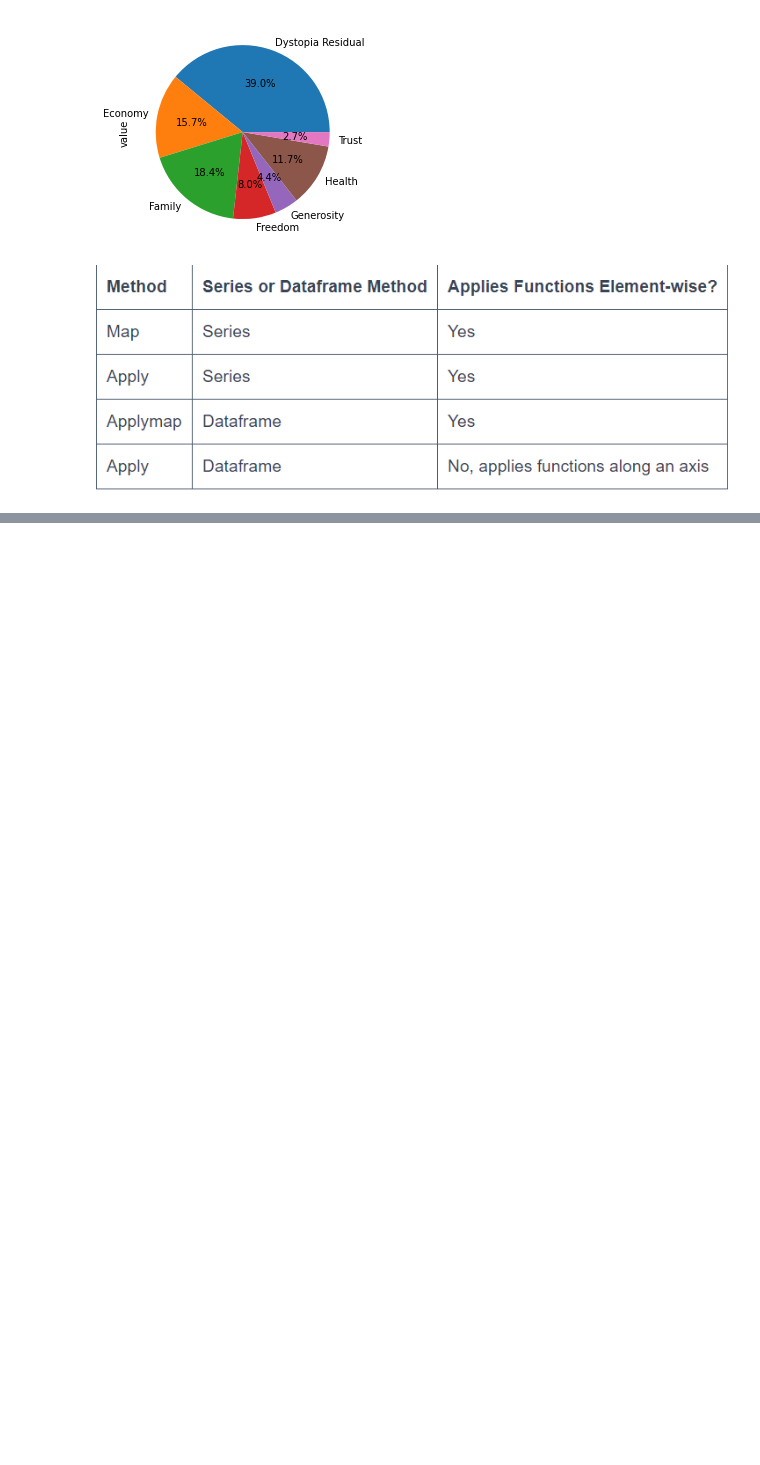
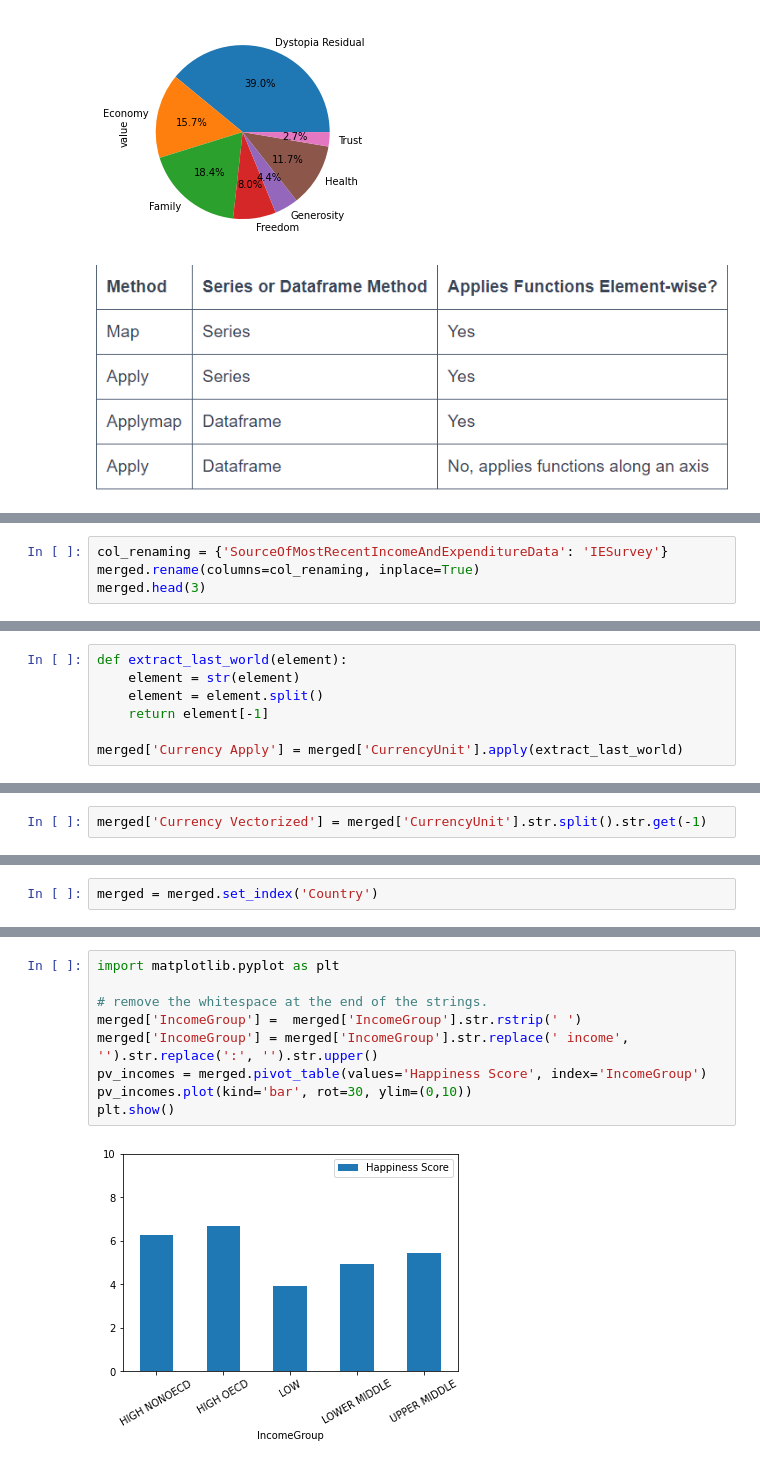
Before and after one commit to hoangvn111/Data-Cleaning-and-Analysis, a Jupyter notebook: Data_Cleaning_and_Analysis.ipynb, the cells around one changed output, grey strips where cells are left out. Saved outputs shown, nothing was run; the diff lists cells and outputs as text; blank space fills up the shorter version.

Commit message:
Working with Strings in Pandas

```diff
--- a/Data_Cleaning_and_Analysis.ipynb
+++ b/Data_Cleaning_and_Analysis.ipynb
@@ -776,0 +815,4 @@ pv_melt.plot(kind='pie', y='value',autopct=lambda pct: func(pct, melt['value']),
+# %%
+col_renaming = {'SourceOfMostRecentIncomeAndExpenditureData': 'IESurvey'}
+merged.rename(columns=col_renaming, inplace=True)
+merged.head(3)
@@ -776,0 +828,7 @@ pv_melt.plot(kind='pie', y='value',autopct=lambda pct: func(pct, melt['value']),
+# %%
+def extract_last_world(element):
+    element = str(element)
+    element = element.split()
+    return element[-1]
+
+merged['Currency Apply'] = merged['CurrencyUnit'].apply(extract_last_world)
@@ -776,0 +854,2 @@ pv_melt.plot(kind='pie', y='value',autopct=lambda pct: func(pct, melt['value']),
+# %%
+merged['Currency Vectorized'] = merged['CurrencyUnit'].str.split().str.get(-1)
@@ -776,0 +1036,2 @@ pv_melt.plot(kind='pie', y='value',autopct=lambda pct: func(pct, melt['value']),
+# %%
+merged = merged.set_index('Country')
@@ -776,0 +1168,11 @@ pv_melt.plot(kind='pie', y='value',autopct=lambda pct: func(pct, melt['value']),
+# %%
+import matplotlib.pyplot as plt
+
+# remove the whitespace at the end of the strings.
+merged['IncomeGroup'] =  merged['IncomeGroup'].str.rstrip(' ')
+merged['IncomeGroup'] = merged['IncomeGroup'].str.replace(' income', '').str.replace(':', '').str.upper()
+pv_incomes = merged.pivot_table(values='Happiness Score', index='IncomeGroup')
+pv_incomes.plot(kind='bar', rot=30, ylim=(0,10))
+plt.show()
+# %% [output]
+[figure, added]
```
Also changed, not shown: parts of 50 cells of this notebook.
